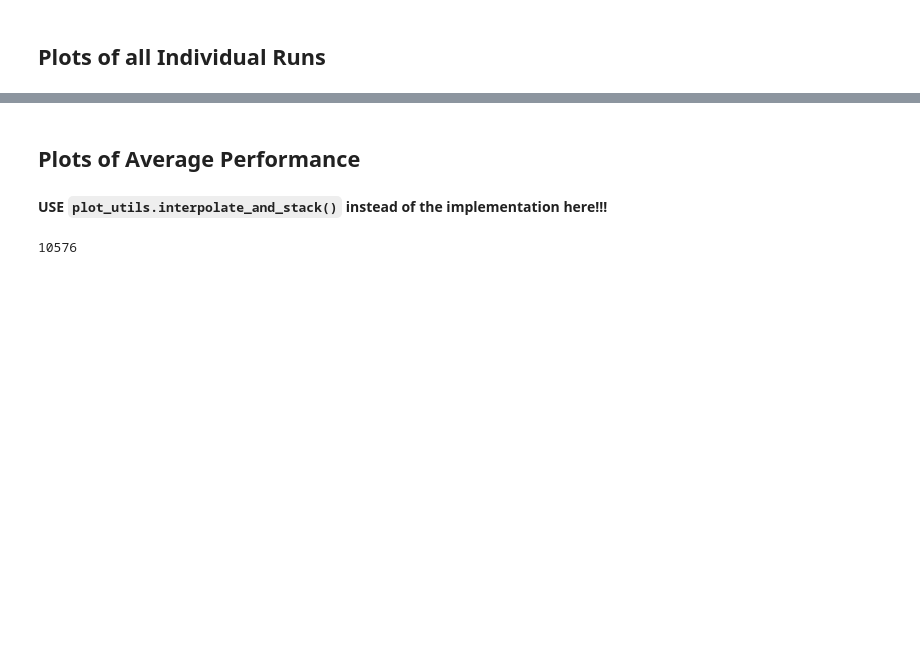
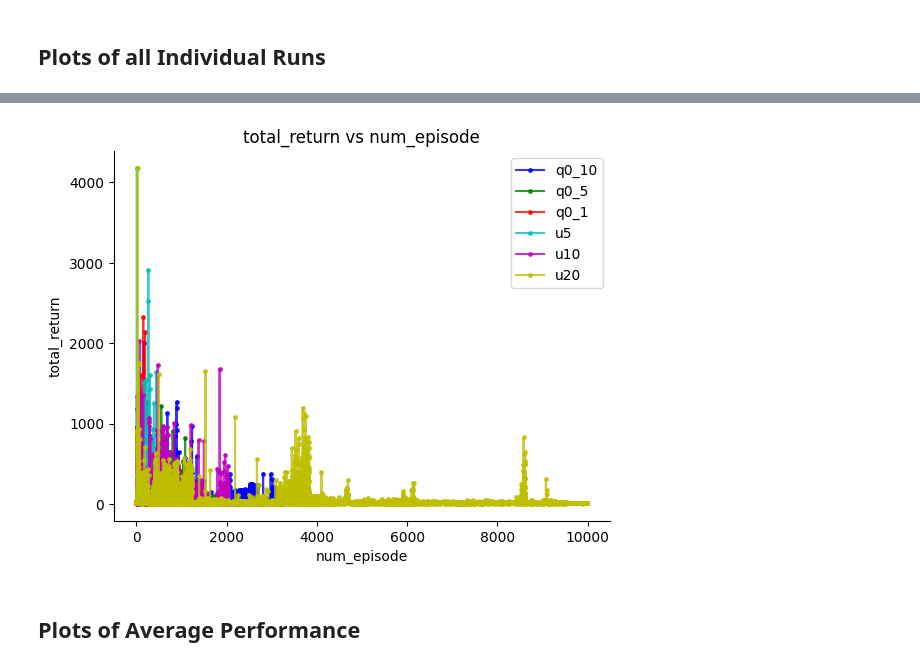
Before and after one commit to aa14k/adaptive_time, a Jupyter notebook: code/adaptive_time/notebooks/plot_control_results.ipynb, the cells around one changed output, grey strips where cells are left out. Saved outputs shown, nothing was run; the diff lists cells and outputs as text; code cells hidden in the pictures; blank space fills up the shorter version.

```diff
--- a/code/adaptive_time/notebooks/plot_control_results.ipynb
+++ b/code/adaptive_time/notebooks/plot_control_results.ipynb
@@ -137,11 +173,9 @@ plt.show()
+# %%
+ax = default_plot_per_run_from_dict(
+    results, x_label="num_episode", y_label="total_return",
+    title=None, runs=None, show=True,
+)
+# %% [output]
+[figure, added]
 # %% [markdown]
 ## Plots of Average Performance
-# %% [markdown]
-**USE `plot_utils.interpolate_and_stack()` instead of the implementation here!!!**
-# %%
-max_updates = max(
-    max(run["total_pivots"][-1] for run in runs)
-    for runs in results.values())
-print(max_updates)
-# %% [output]
-10576
```
Also changed, not shown: parts of 22 cells of this notebook, 2 other files.
